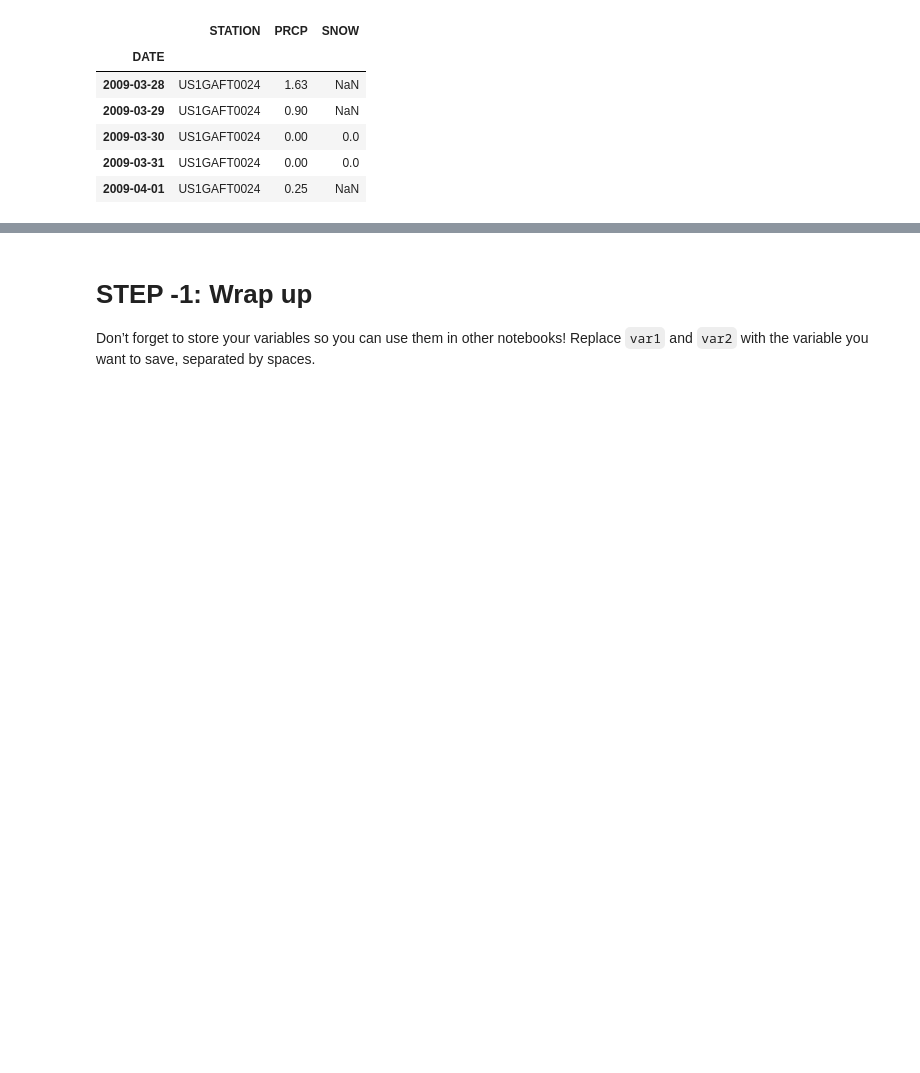
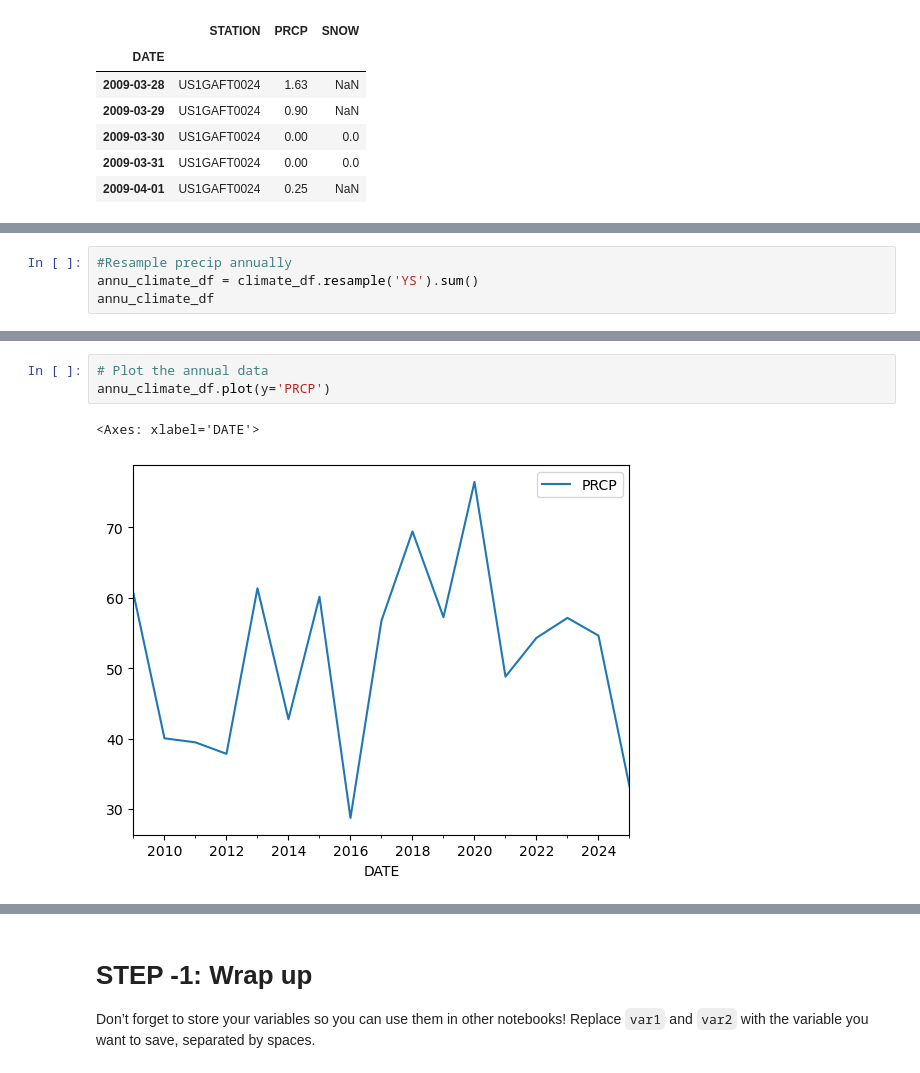
Before and after one commit to cu-esiil-edu/01-climate-tjboyer13, a Jupyter notebook: notebooks/climate-98-download.ipynb, the cells around one changed output, grey strips where cells are left out. Drawn from its saved outputs; the diff is of its cells as text; blank space fills up the shorter version.

```diff
--- a/notebooks/climate-98-download.ipynb
+++ b/notebooks/climate-98-download.ipynb
@@ -135,0 +152,4 @@ climate_df.head()
+# %%
+#Resample precip annually
+annu_climate_df = climate_df.resample('YS').sum()
+annu_climate_df
@@ -135,0 +176,6 @@ climate_df.head()
+# %%
+# Plot the annual data
+annu_climate_df.plot(y='PRCP')
+# %% [output]
+<Axes: xlabel='DATE'>
+[figure, added]
```
Also changed, not shown: parts of 6 cells of this notebook, 2 other files.
